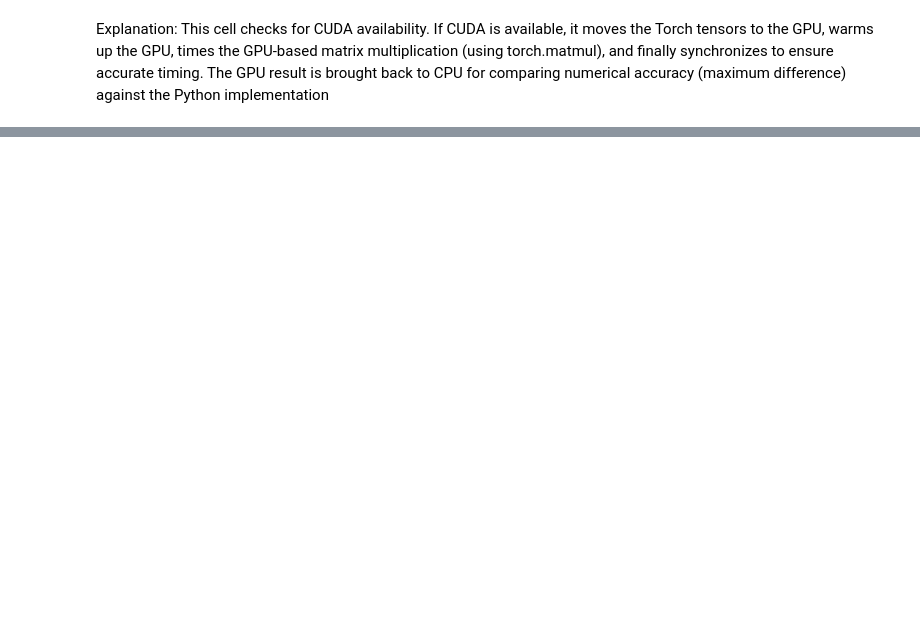
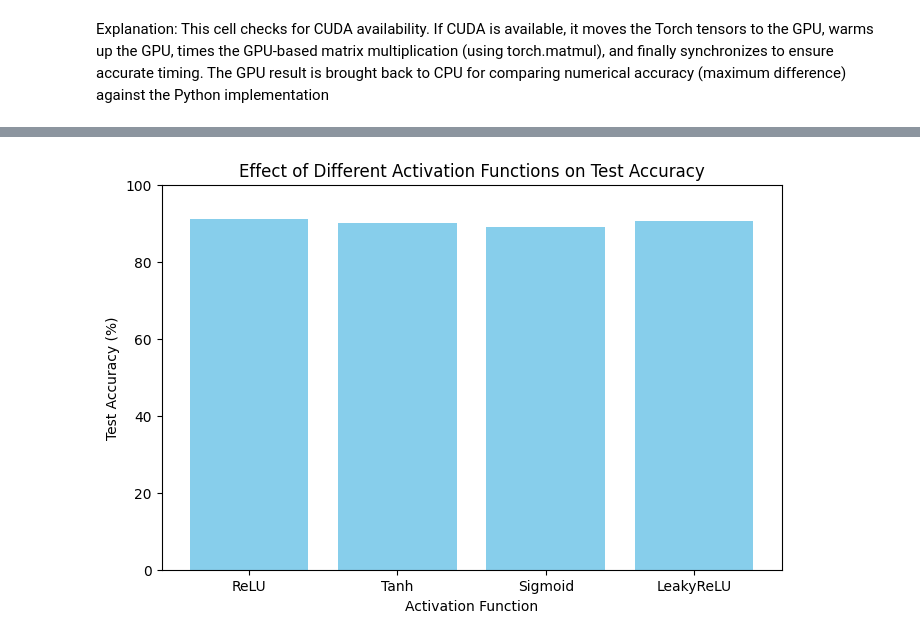
Before and after one commit to OrestisMakris/ACM-Upatras-SIG-ML, a Jupyter notebook: FeedForwardNN.ipynb, the cells around one changed output, grey strips where cells are left out. Saved outputs shown, nothing was run; the diff lists cells and outputs as text; code cells hidden in the pictures; blank space fills up the shorter version.

Commit message:
New Teaching NN Cells

```diff
--- a/FeedForwardNN.ipynb
+++ b/FeedForwardNN.ipynb
@@ -84,7 +84,7 @@ def python_matmul(A, B):
     return C
 
 # Define matrix size (moderate size for demonstration)
-n = 250  # 250x250 matrices
+n = 500  # 500x500 matrices
 # Generate random matrices as native Python lists
 A = [[np.random.rand() for _ in range(n)] for _ in range(n)]
 B = [[np.random.rand() for _ in range(n)] for _ in range(n)]
@@ -93,5 +93,5 @@ B = [[np.random.rand() for _ in range(n)] for _ in range(n)]
 start_time = time.time()
 C_python = python_matmul(A, B)
 python_time = time.time() - start_time
-print("Python matrix multiplication time (250x250): {:.4f} seconds".format(python_time))
+print("Python matrix multiplication time (500x500): {:.4f} seconds".format(python_time))
 # %% [output]
@@ -440,0 +504,59 @@ Epoch 180: Train Loss = 0.0499, Val Loss = 0.1002
+# %%
+# New cell: Experiment with different activation functions
+
+import torch.nn as nn
+import copy
+
+def experiment_with_activation_functions():
+    """
+    Train the FlexibleNeuralNetwork using different activation functions to observe
+    their effect on performance.
+    """
+    # Generate complex dataset
+    X, y = generate_complex_dataset(n_samples=1000, n_features=15, n_classes=2,
+                                      class_separation=0.8, random_state=42)
+
+    # Preprocess dataset
+    preprocessor = DataPreprocessor()
+    datasets = preprocessor.preprocess(X, y)
+
+    # Define a list of activation functions to test
+    activations = {
+        "ReLU": nn.ReLU(),
+        "Tanh": nn.Tanh(),
+        "Sigmoid": nn.Sigmoid(),
+        "LeakyReLU": nn.LeakyReLU()
+    }
+
+    results = {}
+
+    for act_name, act_fn in activations.items():
+        print(f"Training with activation: {act_name}")
+        # Initialize a new model with the selected activation function
+        model = FlexibleNeuralNetwork(
+            input_size=X.shape[1],
+            hidden_layers=[64, 32],
+            activation=act_fn,
+            dropout_rate=0.3
+        )
+        # Train the model (epochs set to 100 for demo purposes)
+        history = train_and_evaluate(model, datasets, learning_rate=0.001, epochs=100)
+        results[act_name] = history['test_accuracy']
+        print(f"Test Accuracy with {act_name}: {history['test_accuracy']*100:.2f}%\n")
+
+    # Plot the test accuracies for comparison
+    import matplotlib.pyplot as plt
+    act_names = list(results.keys())
+    acc_values = [results[act] * 100 for act in act_names]
+
+    plt.figure(figsize=(8, 5))
+    plt.bar(act_names, acc_values, color='skyblue')
+    plt.xlabel("Activation Function")
+    plt.ylabel("Test Accuracy (%)")
+    plt.title("Effect of Different Activation Functions on Test Accuracy")
+    plt.ylim(0, 100)
+    plt.show()
+
+# Run the experiment function for demonstration
+experiment_with_activation_functions()
+# %% [output]
@@ -440,0 +580 @@ Epoch 180: Train Loss = 0.0499, Val Loss = 0.1002
+[figure, added]
```
Also changed, not shown: parts of 14 cells of this notebook.
